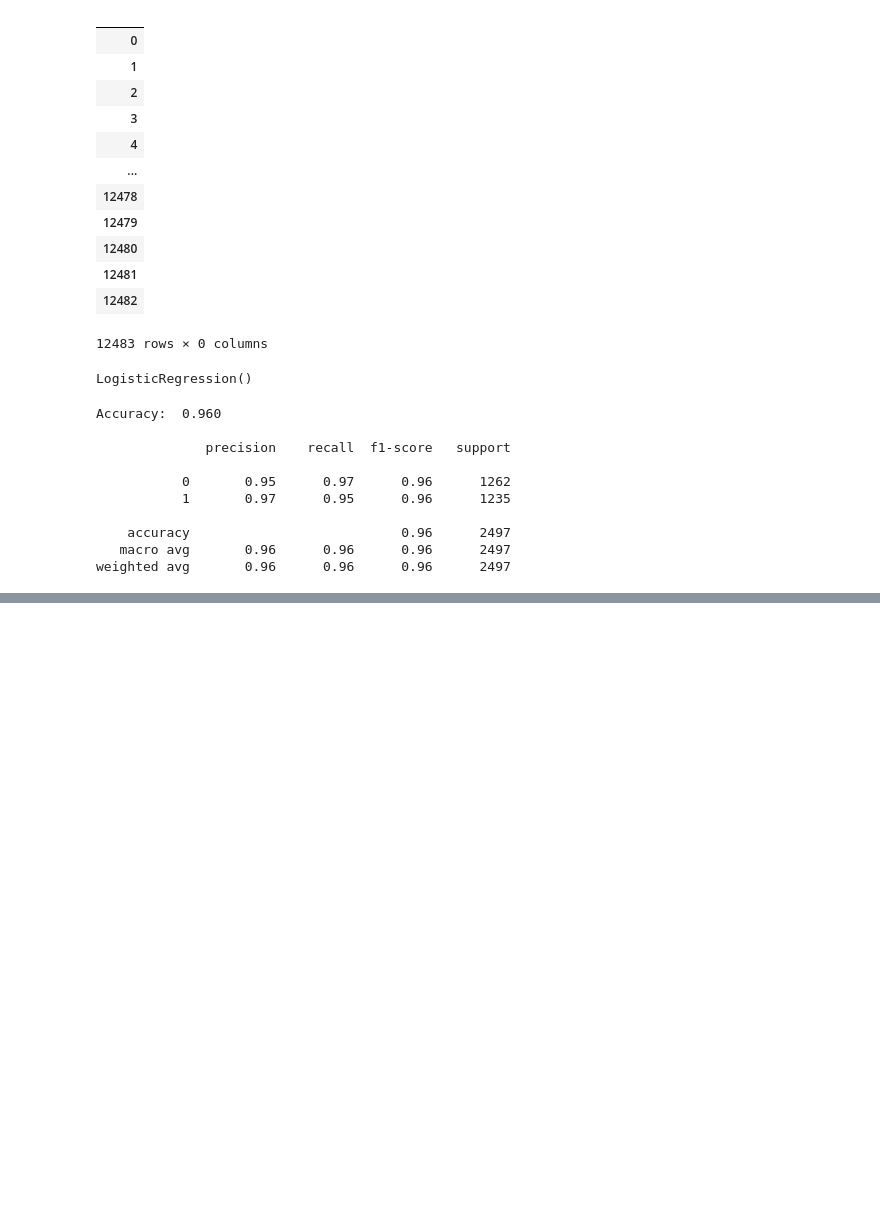
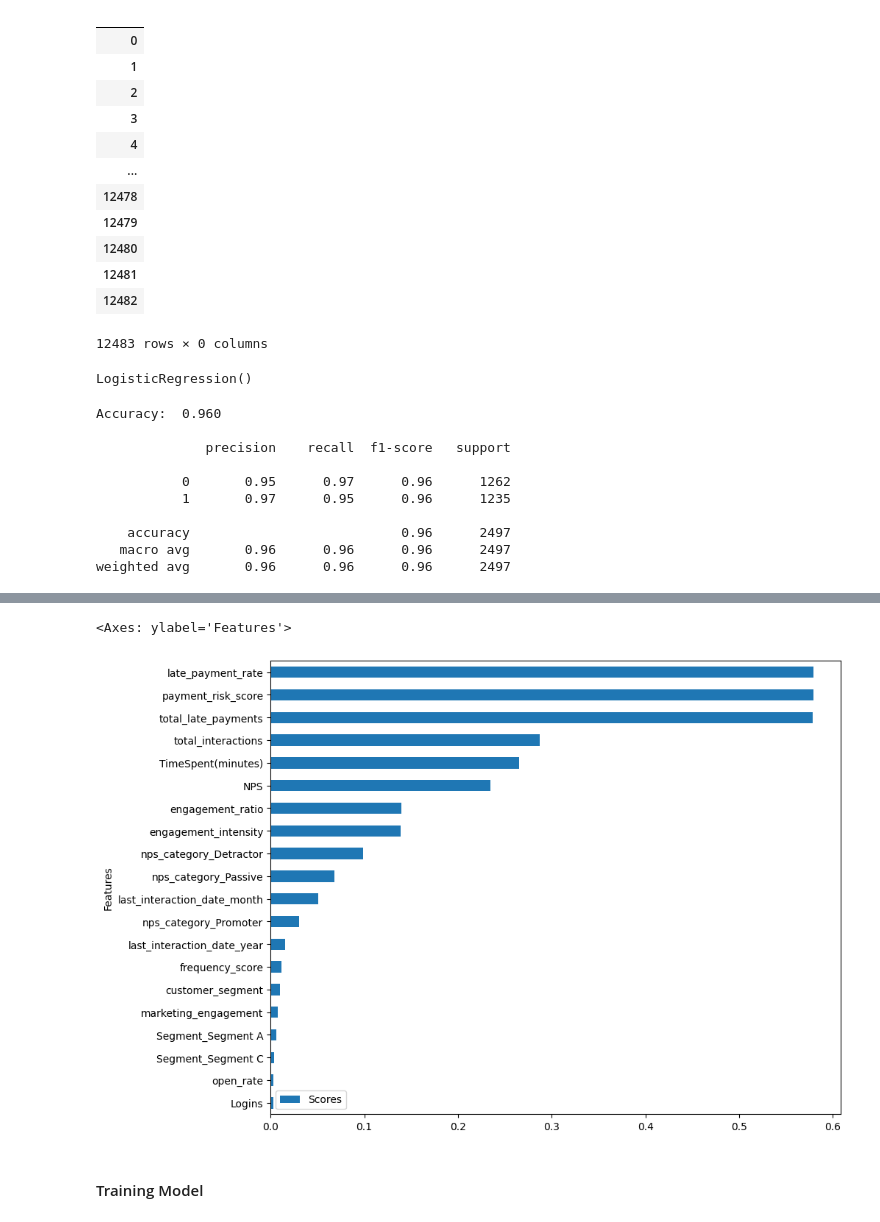
Before and after one commit to michizler/reder-analytics, a Jupyter notebook: model/model.ipynb, the cells around one changed output, grey strips where cells are left out. Cells and saved outputs as stored; diff of their text form; code cells hidden in the pictures; blank space fills up the shorter version.

Commit message:
Finished modeling using mutual information

```diff
--- a/model/model.ipynb
+++ b/model/model.ipynb
@@ -127,0 +149,25 @@ weighted avg       0.96      0.96      0.96      2497
+# %%
+churn_data['last_interaction_date'] = pd.to_datetime(churn_data['last_interaction_date'])
+
+date_cols = ['last_interaction_date']
+
+for col in date_cols:
+    churn_data[col + '_year'] = churn_data[col].dt.year
+    churn_data[col + '_month'] = churn_data[col].dt.month
+    churn_data[col + '_day'] = churn_data[col].dt.day
+
+    churn_data.drop(columns=[col], inplace=True)
+# %%
+mutual_data = churn_data.copy()
+
+target = mutual_data['ChurnLabel']
+features = mutual_data.drop(columns = ['CustomerID', 'ChurnLabel'])
+
+mi_scores = mutual_info_classif(features, target)
+# %%
+mi_scores = pd.DataFrame({
+    'Features': features.columns,
+    'Scores': mi_scores
+})
+
+mi_scores
@@ -127,0 +192,11 @@ weighted avg       0.96      0.96      0.96      2497
+# %%
+mi_scores_sorted = mi_scores.sort_values('Scores', ascending=False).iloc[:20]
+# %%
+import matplotlib.pyplot as plt
+top_20_features = mi_scores_sorted.iloc[::-1]
+top_20_features.plot('Features', 'Scores', kind='barh', figsize=(10,8))
+# %% [output]
+<Axes: ylabel='Features'>
+[figure, added]
+# %% [markdown]
+#### Training Model
```
Also changed, not shown: parts of 13 cells of this notebook.
